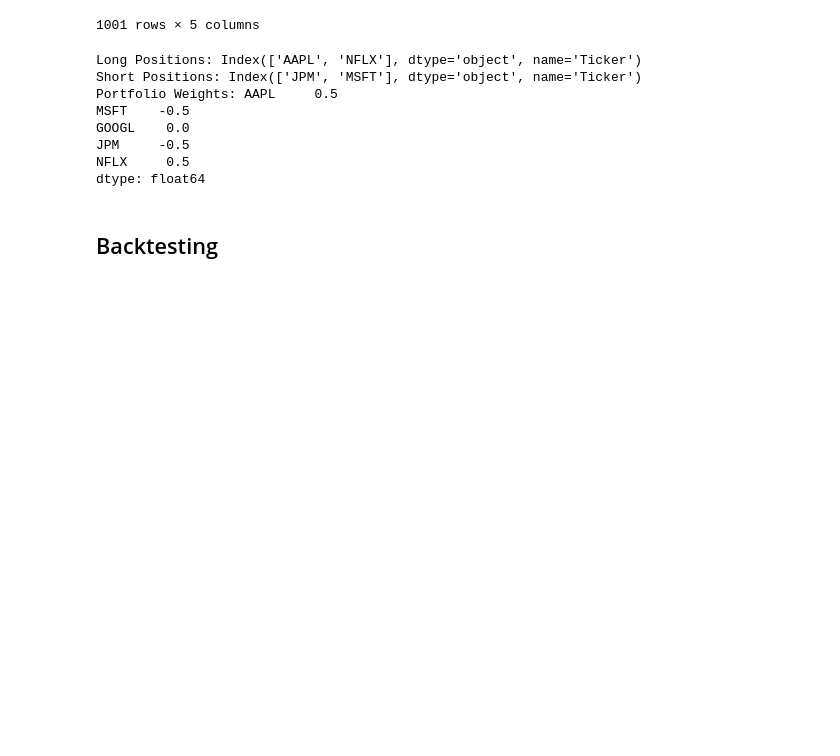
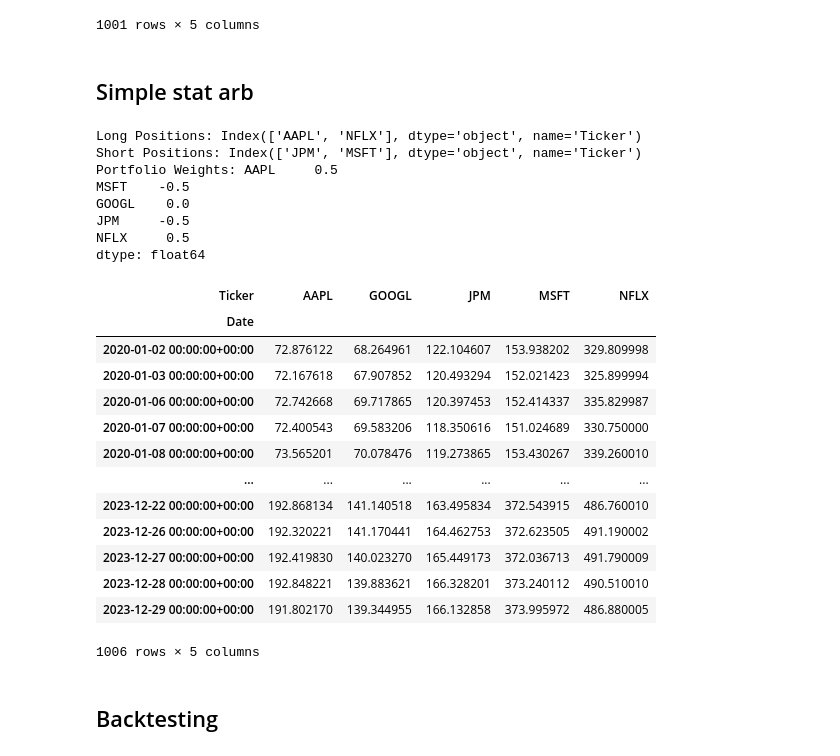
Before and after one commit to achntj/statistical-arbitrage, a Jupyter notebook: StatArb.ipynb, the cells around one changed output. Drawn from its saved outputs; the diff is of its cells as text; code cells hidden in the pictures; blank space fills up the shorter version.

```diff
--- a/StatArb.ipynb
+++ b/StatArb.ipynb
@@ -33,4 +33,6 @@ scores
 | 2023-12-28 00:00:00+00:00 | 4.0 | 1.0 | 0.0 | 2.0 | 3.0 |
 | 2023-12-29 00:00:00+00:00 | 4.0 | 2.0 | 0.0 | 1.0 | 3.0 |
 1001 rows × 5 columns
+# %% [markdown]
+## Simple stat arb
 # %%
@@ -57,6 +60,23 @@ GOOGL    0.0
 JPM     -0.5
 NFLX     0.5
 dtype: float64
+# %%
+data
+# %% [output]
+| Ticker | AAPL | GOOGL | JPM | MSFT | NFLX |
+| Date |  |  |  |  |  |
+| 2020-01-02 00:00:00+00:00 | 72.876122 | 68.264961 | 122.104607 | 153.938202 | 329.809998 |
+| 2020-01-03 00:00:00+00:00 | 72.167618 | 67.907852 | 120.493294 | 152.021423 | 325.899994 |
+| 2020-01-06 00:00:00+00:00 | 72.742668 | 69.717865 | 120.397453 | 152.414337 | 335.829987 |
+| 2020-01-07 00:00:00+00:00 | 72.400543 | 69.583206 | 118.350616 | 151.024689 | 330.750000 |
+| 2020-01-08 00:00:00+00:00 | 73.565201 | 70.078476 | 119.273865 | 153.430267 | 339.260010 |
+| ... | ... | ... | ... | ... | ... |
+| 2023-12-22 00:00:00+00:00 | 192.868134 | 141.140518 | 163.495834 | 372.543915 | 486.760010 |
+| 2023-12-26 00:00:00+00:00 | 192.320221 | 141.170441 | 164.462753 | 372.623505 | 491.190002 |
+| 2023-12-27 00:00:00+00:00 | 192.419830 | 140.023270 | 165.449173 | 372.036713 | 491.790009 |
+| 2023-12-28 00:00:00+00:00 | 192.848221 | 139.883621 | 166.328201 | 373.240112 | 490.510010 |
+| 2023-12-29 00:00:00+00:00 | 191.802170 | 139.344955 | 166.132858 | 373.995972 | 486.880005 |
+1006 rows × 5 columns
 # %% [markdown]
 ## Backtesting
 # %%
```
Also changed, not shown: parts of 8 cells of this notebook.
